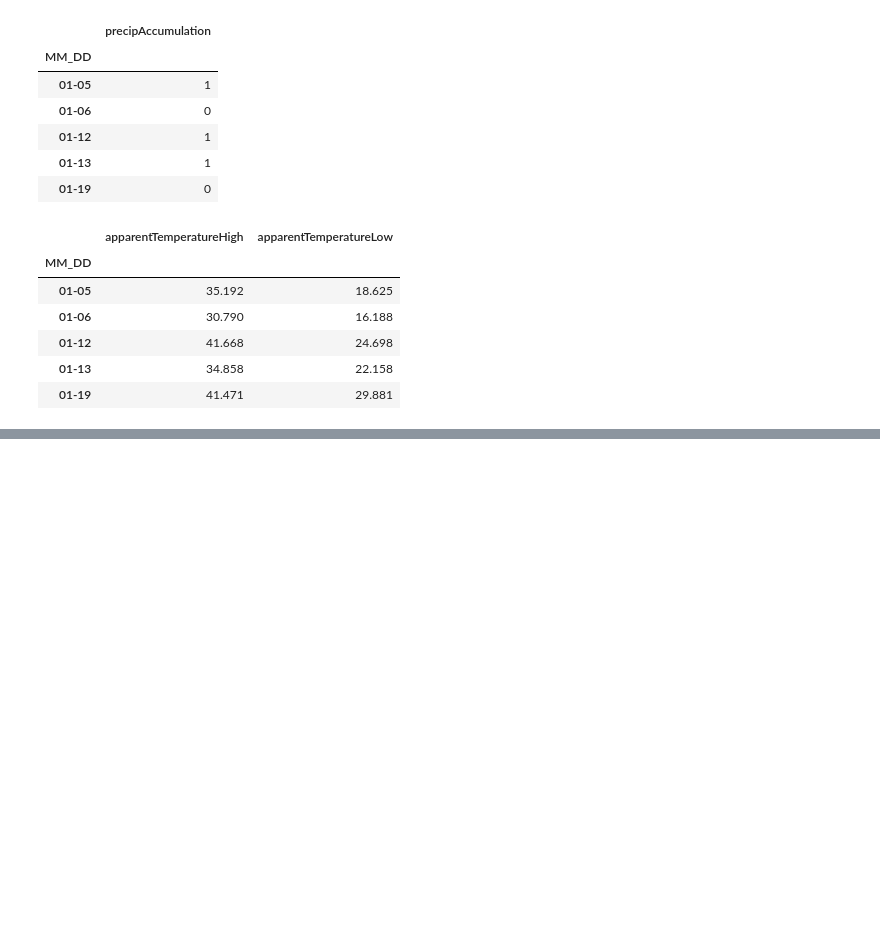
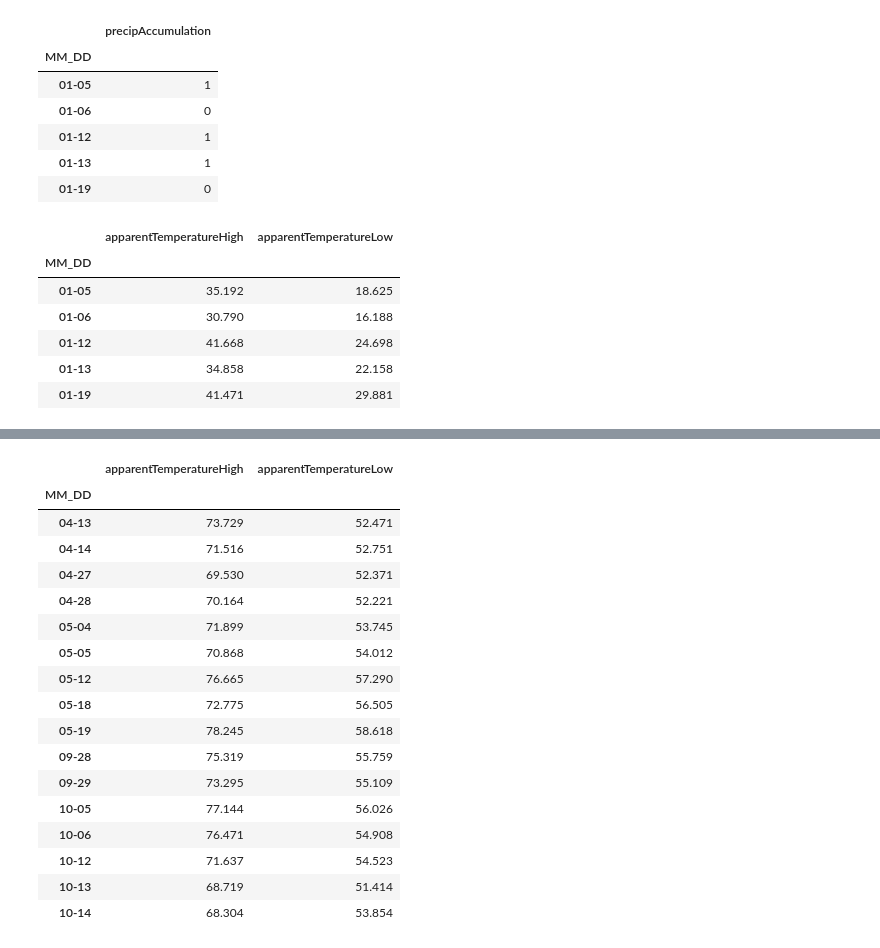
Before and after one commit to imidaho/Best-Party-Days, a Jupyter notebook: notes and junk/Best Party Days.ipynb, the cells around one changed output, grey strips where cells are left out. Cells and saved outputs as stored; diff of their text form; code cells hidden in the pictures; blank space fills up the shorter version.

```diff
--- a/Best Party Days.ipynb
+++ b/notes and junk/Best Party Days.ipynb
@@ -241 +185,23 @@ NameError: name 'avg_hi_low_days' is not defined
+# %%
+ideal_days = avg_hi_low_days.loc[(avg_hi_low_days.apparentTemperatureHigh < 80) & (avg_hi_low_days.apparentTemperatureLow > 50)]
+ideal_days
+# %% [output]
+|  | apparentTemperatureHigh | apparentTemperatureLow |
+| MM_DD |  |  |
+| 04-13 | 73.729 | 52.471 |
+| 04-14 | 71.516 | 52.751 |
+| 04-27 | 69.530 | 52.371 |
+| 04-28 | 70.164 | 52.221 |
+| 05-04 | 71.899 | 53.745 |
+| 05-05 | 70.868 | 54.012 |
+| 05-12 | 76.665 | 57.290 |
+| 05-18 | 72.775 | 56.505 |
+| 05-19 | 78.245 | 58.618 |
+| 09-28 | 75.319 | 55.759 |
+| 09-29 | 73.295 | 55.109 |
+| 10-05 | 77.144 | 56.026 |
+| 10-06 | 76.471 | 54.908 |
+| 10-12 | 71.637 | 54.523 |
+| 10-13 | 68.719 | 51.414 |
+| 10-14 | 68.304 | 53.854 |
 # %%
```
Also changed, not shown: parts of 9 cells of this notebook, 1 other file.
